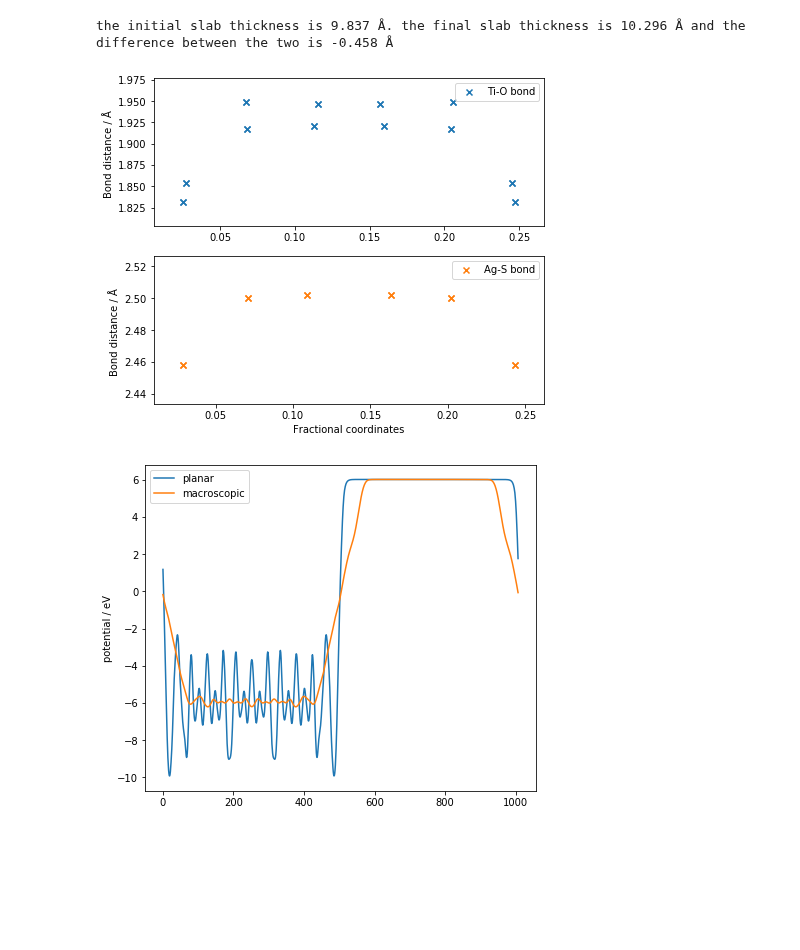
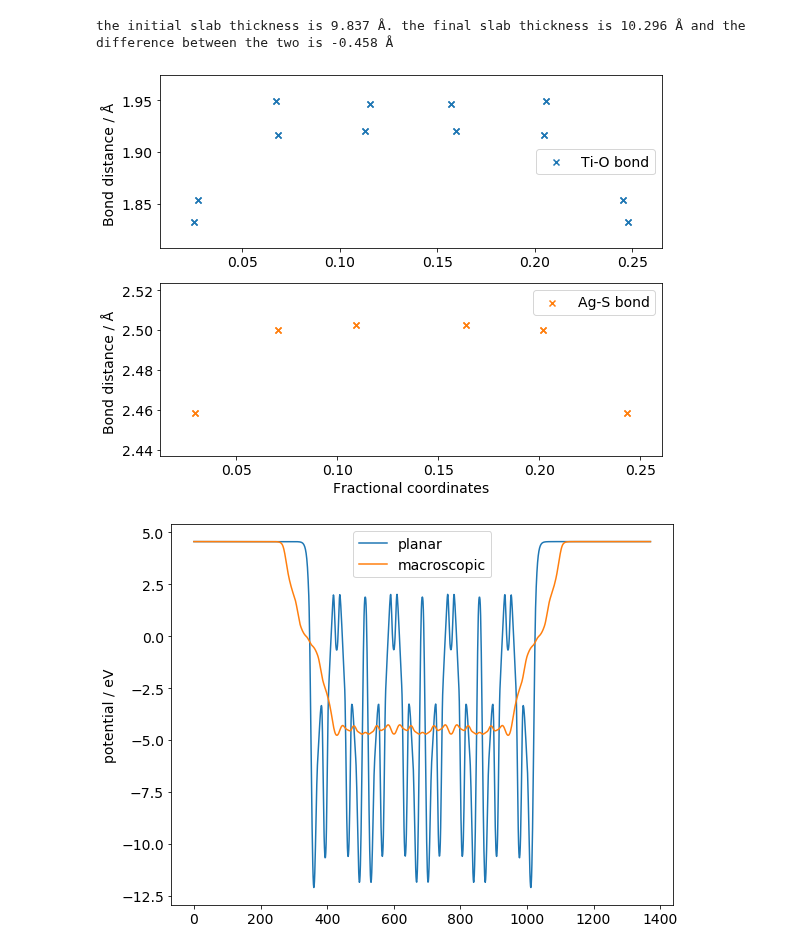
Before and after one commit to SMTG-Bham/surfaxe, a Jupyter notebook: examples/analysis/analysis_example.ipynb, the cells around one changed output. Drawn from its saved outputs; the diff is of its cells as text; code cells hidden in the pictures; blank space fills up the shorter version.

Commit message:
fix creation.py, make conv plots account for different terminations

```diff
--- a/examples/analysis/analysis_example.ipynb
+++ b/examples/analysis/analysis_example.ipynb
@@ -299 +1,6 @@ def nearest_neighbour(start, elements, end=None, nn_method=MinimumDistanceNN()):
+# %%
+from slabbystabby import analysis as a
+import matplotlib as mpl
+mpl.rcParams['figure.figsize'] = (9.0,7.0)
+mpl.rcParams.update({'font.size': 14})
 # %%
@@ -307,8 +14,8 @@ bond_analysis('./CONTCAR_LTA_010', atoms=[('Ti', 'O'), ('Ag', 'S')])
 # %%
-plot_bond_analysis([('Ti', 'O'), ('Ag', 'S')])
+a.plot_bond_analysis([('Ti', 'O'), ('Ag', 'S')])
 # %% [output]
-[figure, old version]
+[figure, new version]
 # %%
-electrostatic_potential(lattice_vector=10, filename=r'./LOCPOT')
+a.electrostatic_potential(lattice_vector=11, filename=r'./LOCPOT')
 # %% [output]
-[figure, old version]
+[figure, new version]
```
Also changed, not shown: parts of 4 cells of this notebook, 22 other files.
